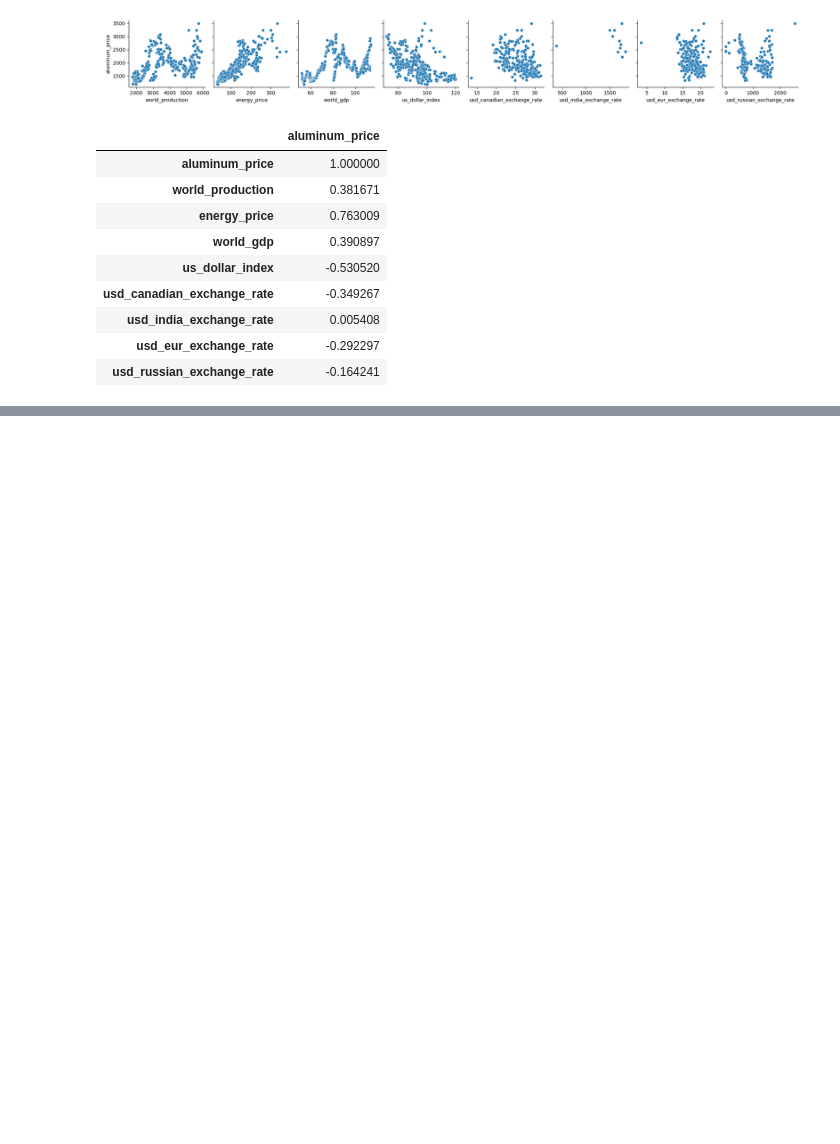
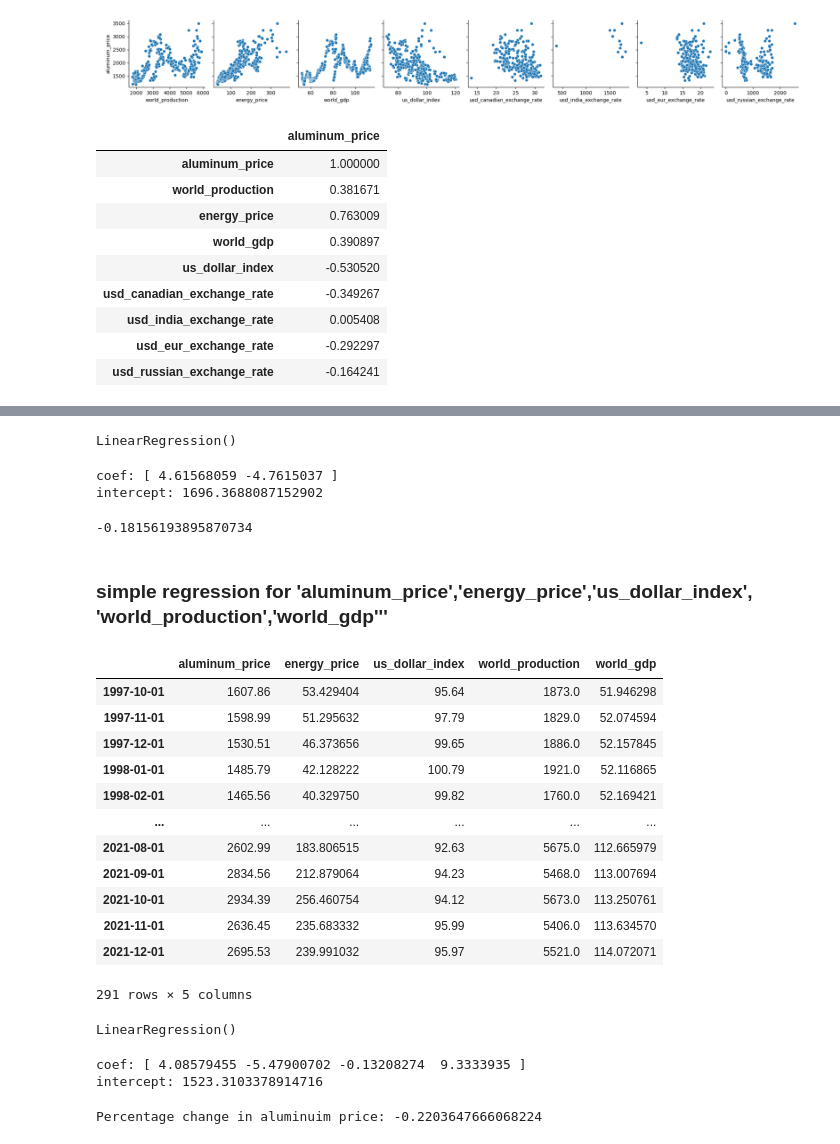
Before and after one commit to dondiephaus/IAPR_TK, a Jupyter notebook: data analysis.ipynb, the cells around one changed output, grey strips where cells are left out. Drawn from its saved outputs; the diff is of its cells as text; code cells hidden in the pictures; blank space fills up the shorter version.

```diff
--- a/data analysis.ipynb
+++ b/data analysis.ipynb
@@ -236,0 +266,15 @@ df_corr[['aluminum_price']].style.background_gradient(cmap='Blues')
+# %%
+x_values = df[['energy_price','us_dollar_index']].values
+y_values = df['aluminum_price'].values
+
+regression_model = LinearRegression()
+regression_model.fit(x_values, y_values)
+# %% [output]
+LinearRegression()
+# %%
+
+print('coef:', regression_model.coef_)
+print('intercept:', regression_model.intercept_)
+# %% [output]
+coef: [ 4.61568059 -4.7615037 ]
+intercept: 1696.3688087152902
@@ -236,0 +302,38 @@ df_corr[['aluminum_price']].style.background_gradient(cmap='Blues')
+# %%
+aluminuim_price_percent(-0.1,-0.2)
+# %% [output]
+-0.18156193895870734
+# %% [markdown]
+### simple regression for 'aluminum_price','energy_price','us_dollar_index', 'world_production','world_gdp'''
+# %%
+df = pd.read_csv("combination.csv", index_col = 'Unnamed: 0')
+df = df[['aluminum_price','energy_price','us_dollar_index','world_production','world_gdp']].dropna()
+df
+# %% [output]
+|  | aluminum_price | energy_price | us_dollar_index | world_production | world_gdp |
+| 1997-10-01 | 1607.86 | 53.429404 | 95.64 | 1873.0 | 51.946298 |
+| 1997-11-01 | 1598.99 | 51.295632 | 97.79 | 1829.0 | 52.074594 |
+| 1997-12-01 | 1530.51 | 46.373656 | 99.65 | 1886.0 | 52.157845 |
+| 1998-01-01 | 1485.79 | 42.128222 | 100.79 | 1921.0 | 52.116865 |
+| 1998-02-01 | 1465.56 | 40.329750 | 99.82 | 1760.0 | 52.169421 |
+| ... | ... | ... | ... | ... | ... |
+| 2021-08-01 | 2602.99 | 183.806515 | 92.63 | 5675.0 | 112.665979 |
+| 2021-09-01 | 2834.56 | 212.879064 | 94.23 | 5468.0 | 113.007694 |
+| 2021-10-01 | 2934.39 | 256.460754 | 94.12 | 5673.0 | 113.250761 |
+| 2021-11-01 | 2636.45 | 235.683332 | 95.99 | 5406.0 | 113.634570 |
+| 2021-12-01 | 2695.53 | 239.991032 | 95.97 | 5521.0 | 114.072071 |
+291 rows × 5 columns
+# %%
+x_values = df[['energy_price','us_dollar_index','world_production','world_gdp']].values
+y_values = df['aluminum_price'].values
+
+regression_model = LinearRegression()
+regression_model.fit(x_values, y_values)
+# %% [output]
+LinearRegression()
+# %%
+print('coef:', regression_model.coef_)
+print('intercept:', regression_model.intercept_)
+# %% [output]
+coef: [ 4.08579455 -5.47900702 -0.13208274  9.3333935 ]
+intercept: 1523.3103378914716
@@ -236,0 +368,10 @@ df_corr[['aluminum_price']].style.background_gradient(cmap='Blues')
+# %%
+energy_price_percent = 0.1
+us_dollar_index_percent = -0.02
+world_production_percent = 0.01
+world_gdp_percent = 0.01
+
+print('Percentage change in aluminuim price:',
+             aluminuim_price_percent(energy_price_percent, us_dollar_index_percent,world_production_percent,world_gdp_percent))
+# %% [output]
+Percentage change in aluminuim price: -0.2203647666068224
```
Also changed, not shown: parts of 23 cells of this notebook.
